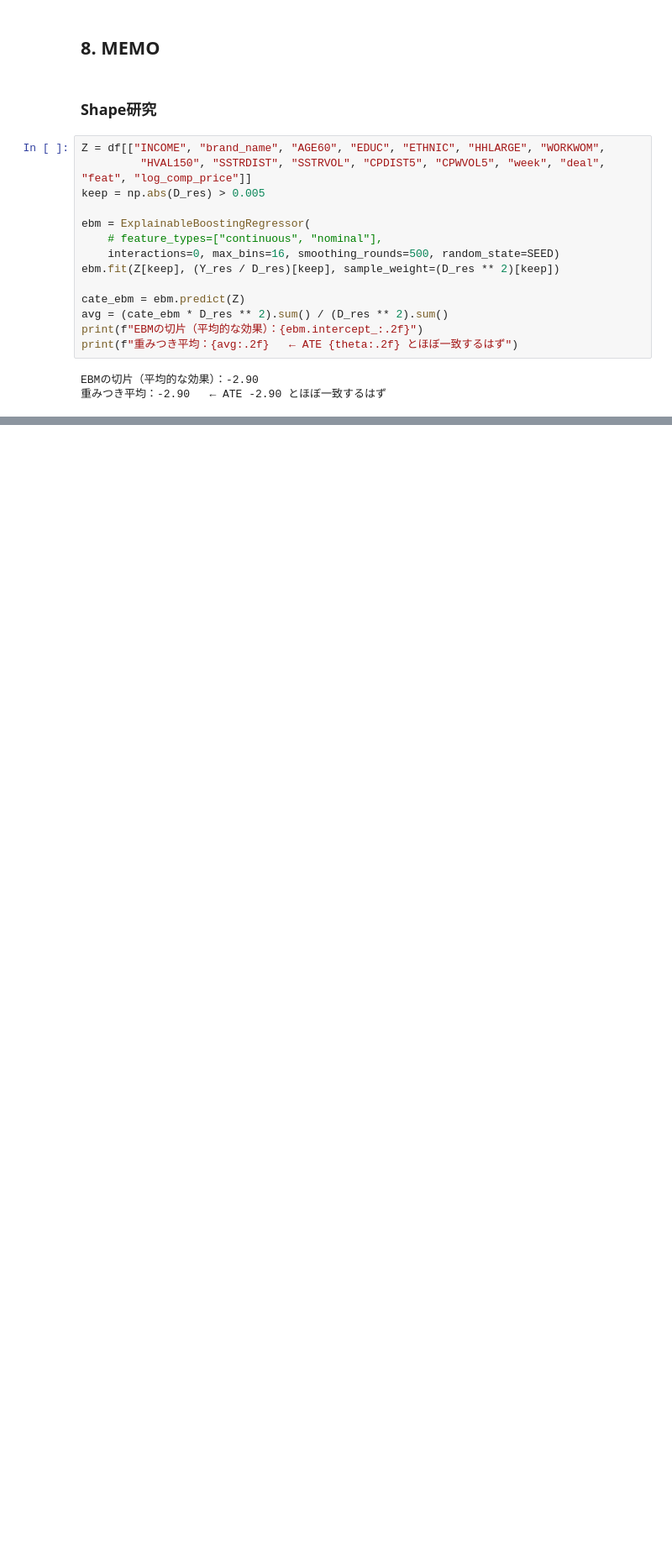
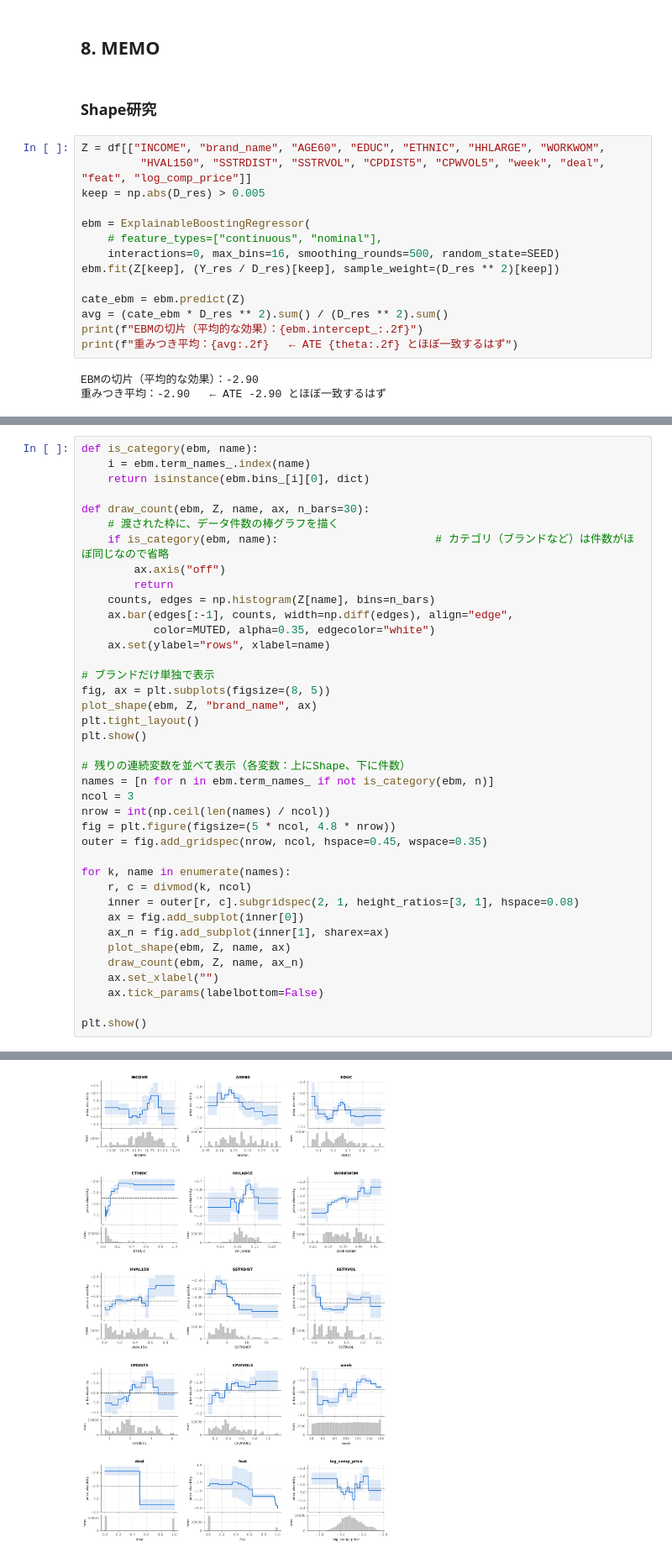
Before and after one commit to natsumisugimoto817/dml_orange_juice, a Jupyter notebook: src/dml_orange_juice.ipynb, the cells around one changed output, grey strips where cells are left out. Shown at 84% size. Drawn from its saved outputs; the diff is of its cells as text; blank space fills up the shorter version.

```diff
--- a/src/dml_orange_juice.ipynb
+++ b/src/dml_orange_juice.ipynb
@@ -725,0 +546,40 @@ NameError: name 'is_category' is not defined
+# %%
+def is_category(ebm, name):
+    i = ebm.term_names_.index(name)
+    return isinstance(ebm.bins_[i][0], dict)
+
+def draw_count(ebm, Z, name, ax, n_bars=30):
+    # 渡された枠に、データ件数の棒グラフを描く
+    if is_category(ebm, name):                        # カテゴリ（ブランドなど）は件数がほぼ同じなので省略
+        ax.axis("off")
+        return
+    counts, edges = np.histogram(Z[name], bins=n_bars)
+    ax.bar(edges[:-1], counts, width=np.diff(edges), align="edge",
+           color=MUTED, alpha=0.35, edgecolor="white")
+    ax.set(ylabel="rows", xlabel=name)
+
+# ブランドだけ単独で表示
+fig, ax = plt.subplots(figsize=(8, 5))
+plot_shape(ebm, Z, "brand_name", ax)
+plt.tight_layout()
+plt.show()
+
+# 残りの連続変数を並べて表示（各変数：上にShape、下に件数）
+names = [n for n in ebm.term_names_ if not is_category(ebm, n)]
+ncol = 3
+nrow = int(np.ceil(len(names) / ncol))
+fig = plt.figure(figsize=(5 * ncol, 4.8 * nrow))
+outer = fig.add_gridspec(nrow, ncol, hspace=0.45, wspace=0.35)
+
+for k, name in enumerate(names):
+    r, c = divmod(k, ncol)
+    inner = outer[r, c].subgridspec(2, 1, height_ratios=[3, 1], hspace=0.08)
+    ax = fig.add_subplot(inner[0])
+    ax_n = fig.add_subplot(inner[1], sharex=ax)
+    plot_shape(ebm, Z, name, ax)
+    draw_count(ebm, Z, name, ax_n)
+    ax.set_xlabel("")
+    ax.tick_params(labelbottom=False)
+
+plt.show()
+# %% [output]
@@ -725,0 +587 @@ NameError: name 'is_category' is not defined
+[figure, added]
```
Also changed, not shown: parts of 20 cells of this notebook, 1 other file.
